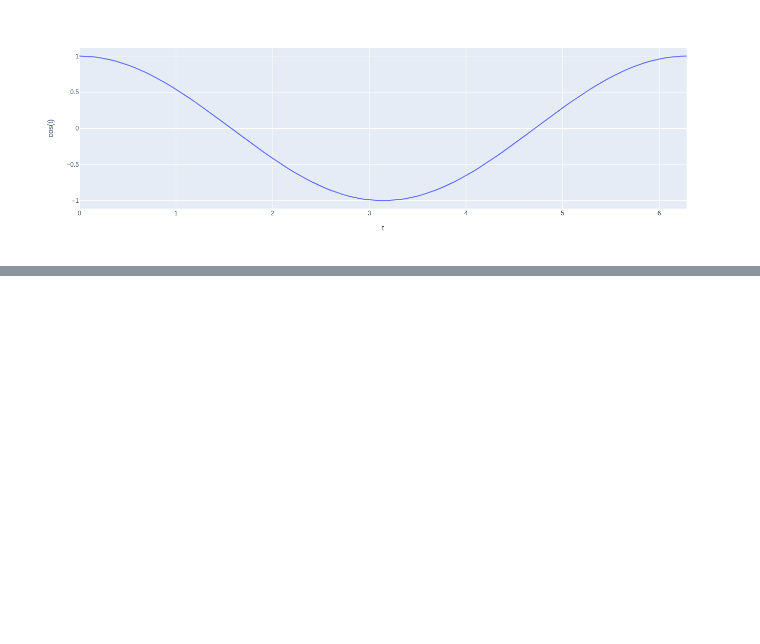
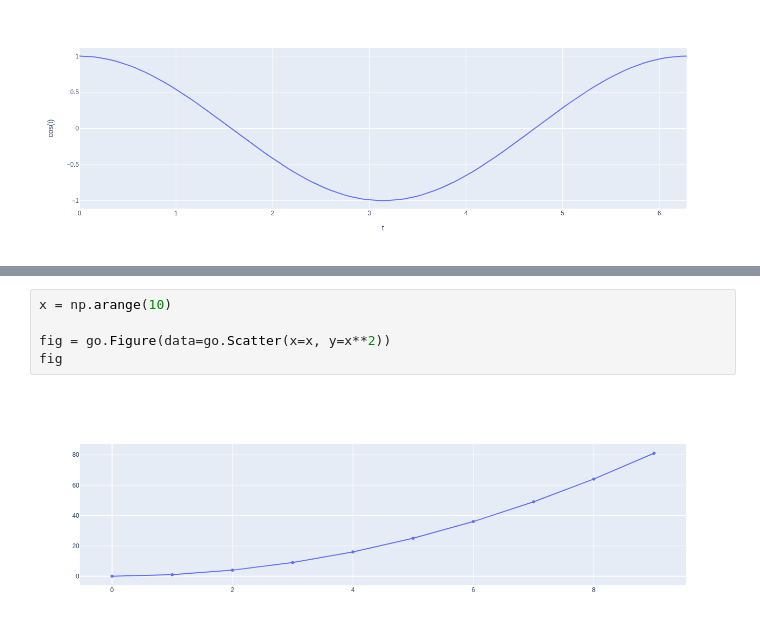
Before and after one commit to arthur-yatsun/machine_learning, a Jupyter notebook: data_visualization/plotly/basic_charts/02_line_plots.ipynb, the cells around one changed output, grey strips where cells are left out. Cells and saved outputs as stored; diff of their text form; blank space fills up the shorter version.

```diff
--- a/data_visualization/plotly/basic_charts/02_line_plots.ipynb
+++ b/data_visualization/plotly/basic_charts/02_line_plots.ipynb
@@ -11,0 +19,7 @@ fig
+# %%
+x = np.arange(10)
+
+fig = go.Figure(data=go.Scatter(x=x, y=x**2))
+fig
+# %% [output]
+[figure, added]
```
Also changed, not shown: parts of 4 cells of this notebook.
